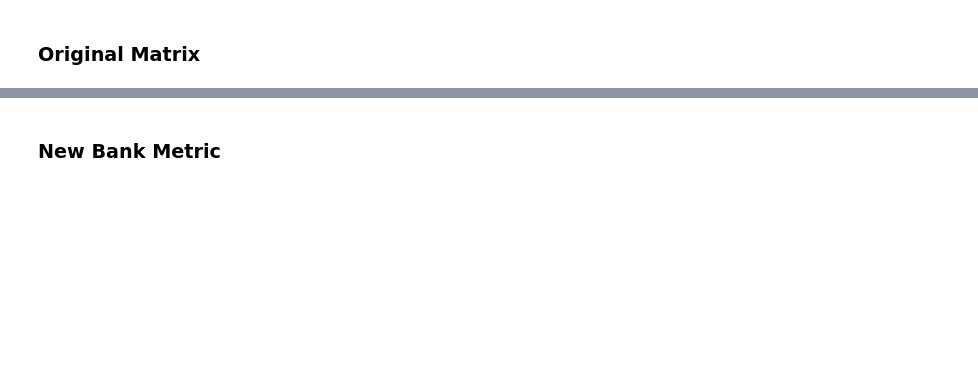
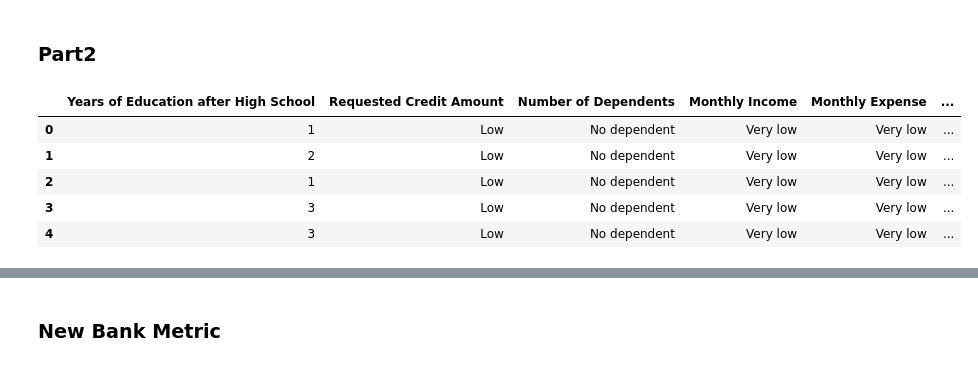
Before and after one commit to grappeefruitt/schulich_data_science, a Jupyter notebook: Fall 2023/5110midterm.ipynb, the cells around one changed output, grey strips where cells are left out. Drawn from its saved outputs; the diff is of its cells as text; code cells hidden in the pictures; blank space fills up the shorter version.

```diff
--- a/Fall 2023/5110midterm.ipynb
+++ b/Fall 2023/5110midterm.ipynb
@@ -76,4 +300,13 @@ Estimated parameters with bias term: [ 5.04865181e-02 -9.43949281e-05 -1.1635308
+# %% [markdown]
+### Part2
 # %%
 df2 = pd.read_csv('/Users/youziya/OneDrive - York University/MBAN 5110 Predictive Modelling/Midterm/midterm_parttwo.csv')
-# %% [markdown]
-### Original Matrix
+# %%
+df2.head()
+# %% [output]
+|  | Years of Education after High School | Requested Credit Amount | Number of Dependents | Monthly Income | Monthly Expense | ... |
+| 0 | 1 | Low | No dependent | Very low | Very low | ... |
+| 1 | 2 | Low | No dependent | Very low | Very low | ... |
+| 2 | 1 | Low | No dependent | Very low | Very low | ... |
+| 3 | 3 | Low | No dependent | Very low | Very low | ... |
+| 4 | 3 | Low | No dependent | Very low | Very low | ... |
```
Also changed, not shown: parts of 16 cells of this notebook, 1 other file.
